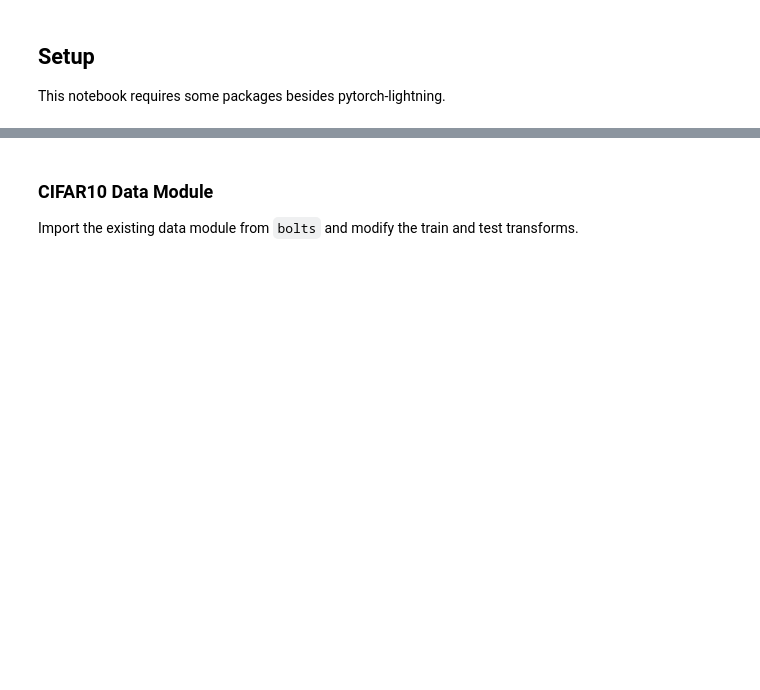
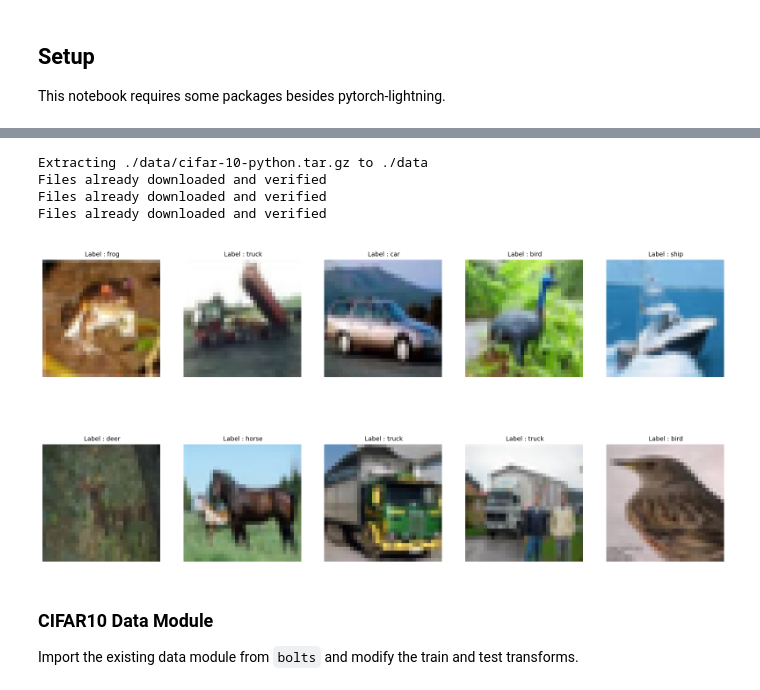
Before and after one commit to MPGarg/ERA1_Session12, a Jupyter notebook: ERA1_S12.ipynb, the cells around one changed output, grey strips where cells are left out. Drawn from its saved outputs; the diff is of its cells as text; code cells hidden in the pictures; blank space fills up the shorter version.

```diff
--- a/ERA1_S12.ipynb
+++ b/ERA1_S12.ipynb
@@ -35,0 +54,3 @@ Mounted at /content/drive
+# %%
+trainset_mod, trainloader_mod, testset_mod, testloader_mod = process_dataset( batch_size=512 )
+# %% [output]
@@ -36,3 +58,8 @@ Mounted at /content/drive
+Extracting ./data/cifar-10-python.tar.gz to ./data
+Files already downloaded and verified
+Files already downloaded and verified
+Files already downloaded and verified
+[figure, added]
 # %% [markdown]
 ### CIFAR10 Data Module
 
```
Also changed, not shown: parts of 13 cells of this notebook.
